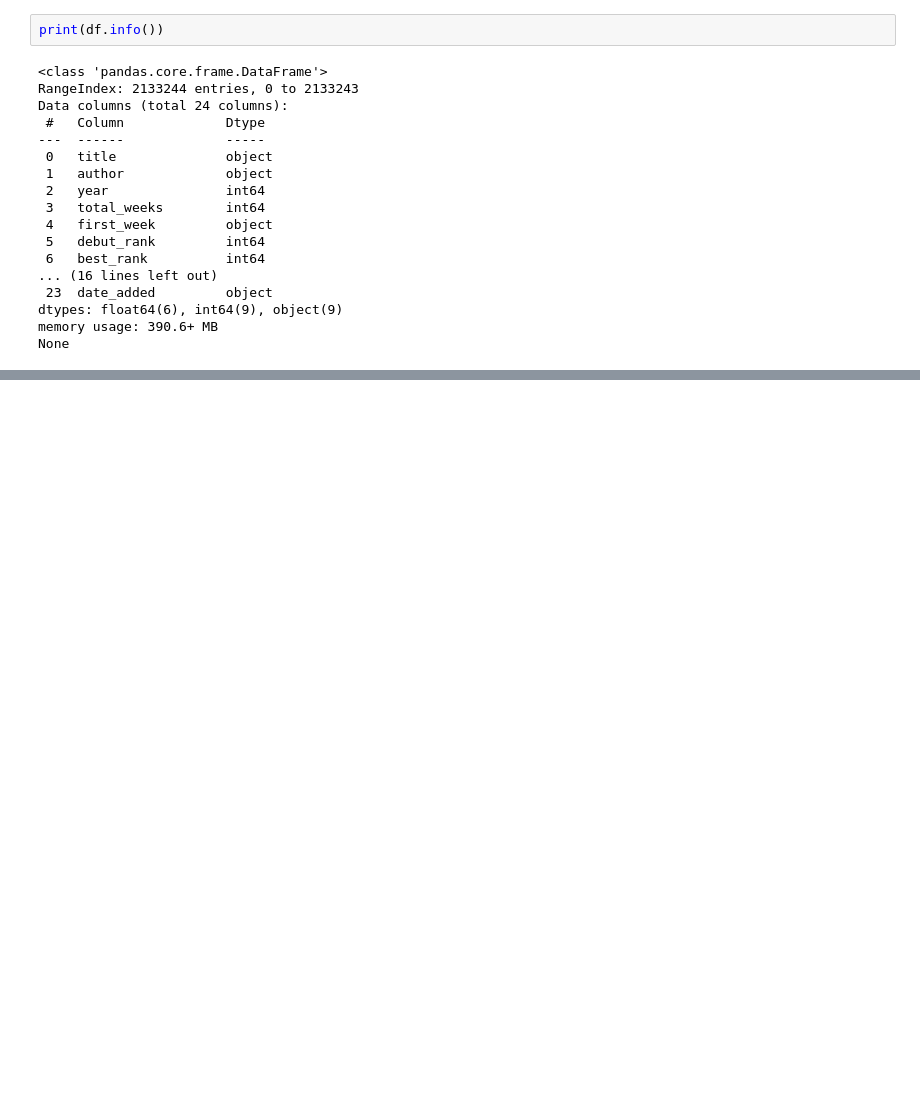
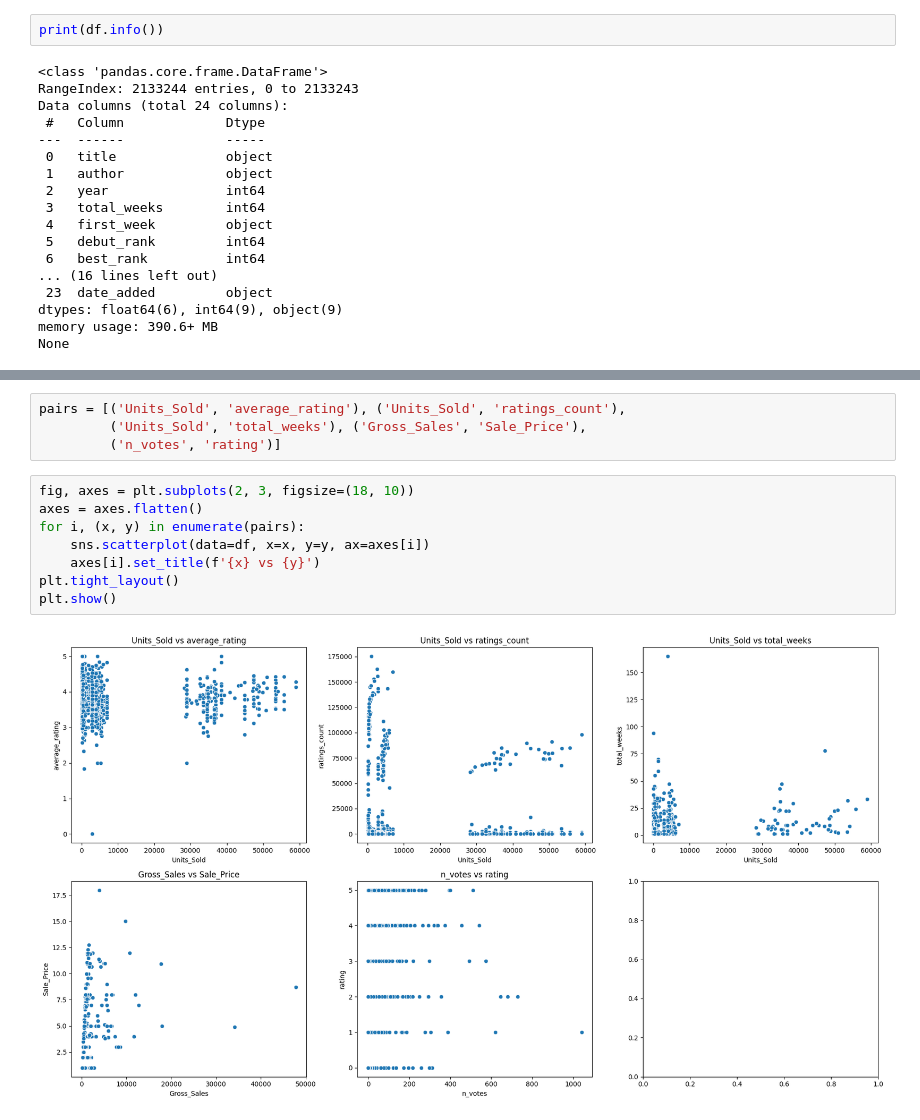
Before and after one commit to fountainhead-2207/DS102, a Jupyter notebook: notebooks/EDA_overall.ipynb, the cells around one changed output, grey strips where cells are left out. Drawn from its saved outputs; the diff is of its cells as text; blank space fills up the shorter version.

```diff
--- a/notebooks/EDA_overall.ipynb
+++ b/notebooks/EDA_overall.ipynb
@@ -38,0 +89,14 @@ df['']
+# %%
+pairs = [('Units_Sold', 'average_rating'), ('Units_Sold', 'ratings_count'),
+         ('Units_Sold', 'total_weeks'), ('Gross_Sales', 'Sale_Price'),
+         ('n_votes', 'rating')]
+# %%
+fig, axes = plt.subplots(2, 3, figsize=(18, 10))
+axes = axes.flatten()
+for i, (x, y) in enumerate(pairs):
+    sns.scatterplot(data=df, x=x, y=y, ax=axes[i])
+    axes[i].set_title(f'{x} vs {y}')
+plt.tight_layout()
+plt.show()
+# %% [output]
+[figure, added]
```
Also changed, not shown: parts of 11 cells of this notebook, 4 other files.
